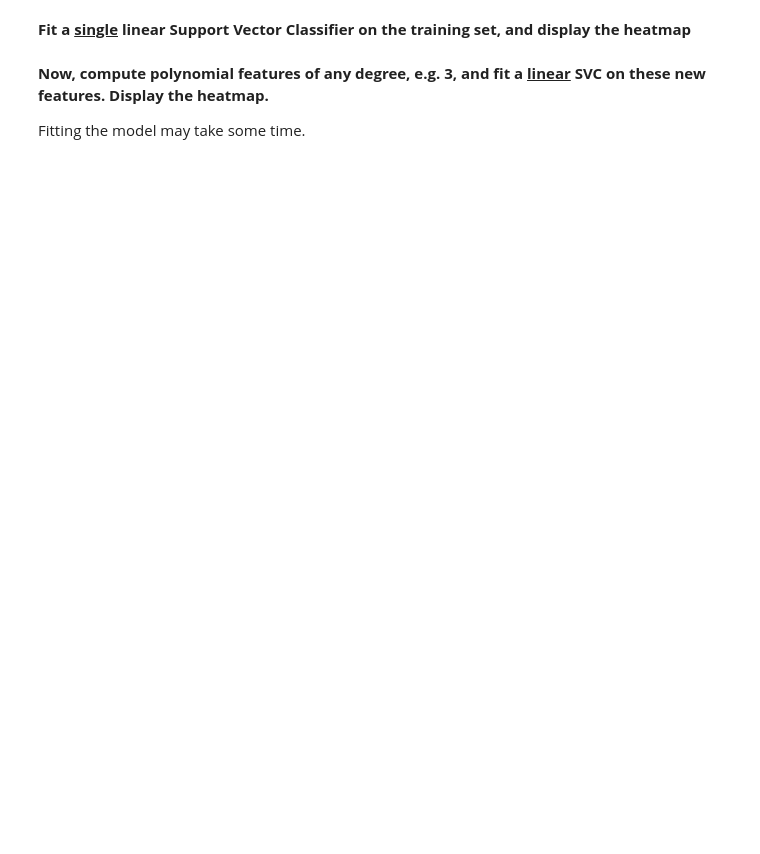
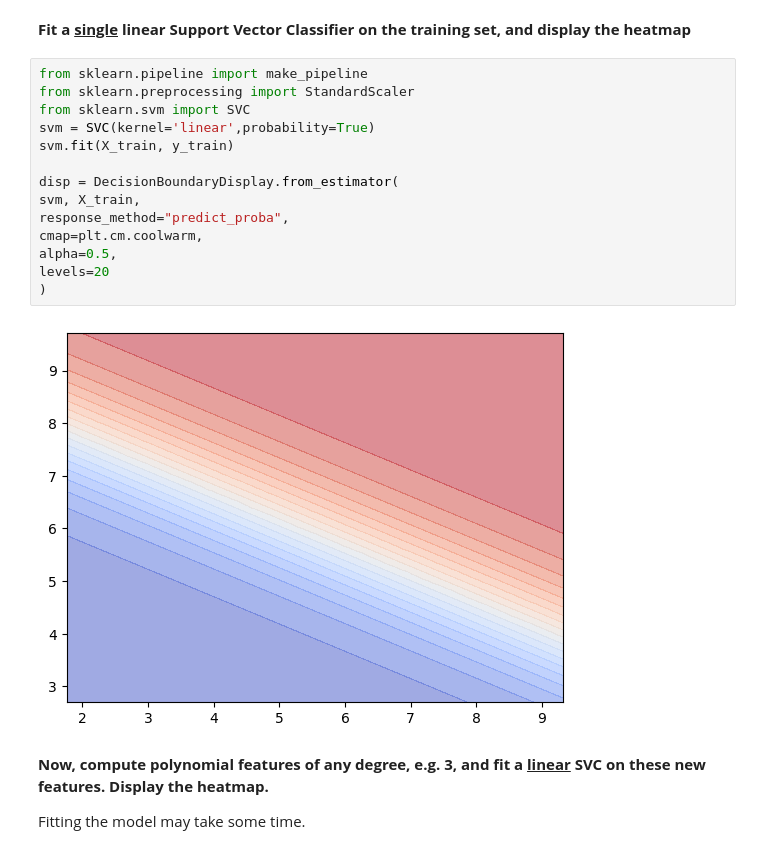
Before and after one commit to audreybvt/ML, a Jupyter notebook: Lab 4 - Classifiers extended edition.ipynb, the cells around one changed output. Drawn from its saved outputs; the diff is of its cells as text; blank space fills up the shorter version.

```diff
--- a/Lab 4 - Classifiers extended edition.ipynb
+++ b/Lab 4 - Classifiers extended edition.ipynb
@@ -606,5 +615,21 @@ This question may be slightly harder.
 # %% [markdown]
 **Fit a <ins>single</ins> linear Support Vector Classifier on the training set, and display the heatmap**
+# %%
+from sklearn.pipeline import make_pipeline
+from sklearn.preprocessing import StandardScaler
+from sklearn.svm import SVC
+svm = SVC(kernel='linear',probability=True)
+svm.fit(X_train, y_train)
+
+disp = DecisionBoundaryDisplay.from_estimator(
+svm, X_train,
+response_method="predict_proba",
+cmap=plt.cm.coolwarm,
+alpha=0.5,
+levels=20
+)
+# %% [output]
+[figure, added]
 # %% [markdown]
 **Now, compute polynomial features of any degree, e.g. 3, and fit a <ins>linear</ins> SVC on these new features. Display the heatmap.**
 
```
Also changed, not shown: parts of 2 cells of this notebook.
